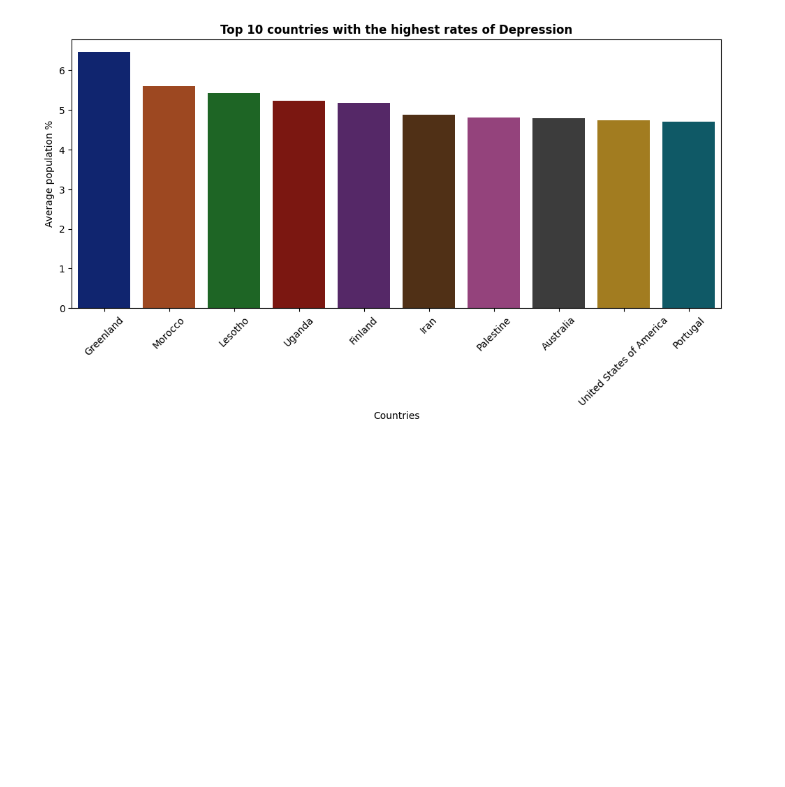
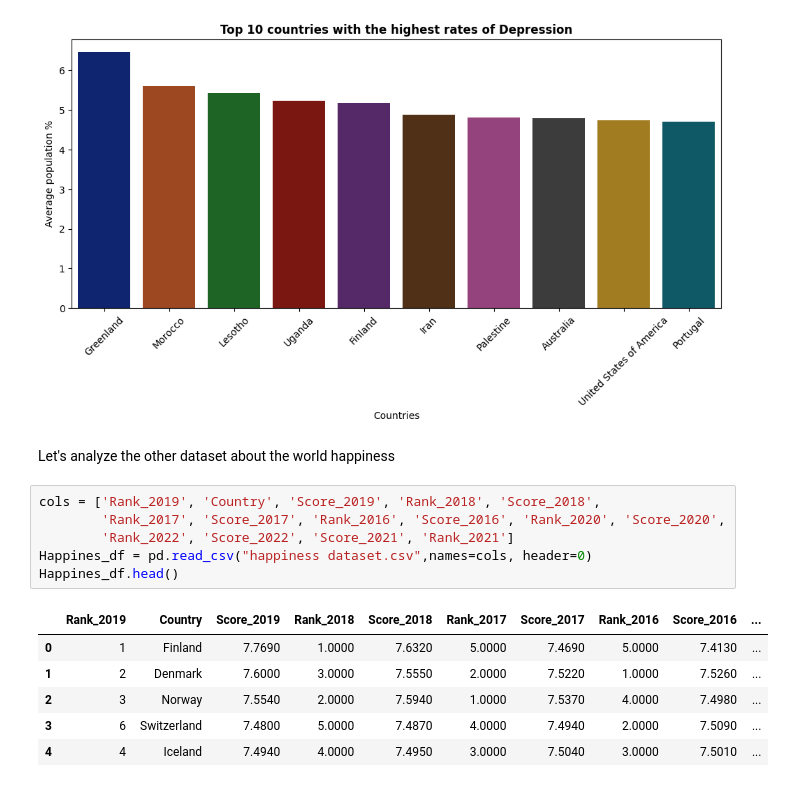
Before and after one commit to AlessandroSignoretto/Social_research_project, a Jupyter notebook: Social_research_project.ipynb, the cells around one changed output. Saved outputs shown, nothing was run; the diff lists cells and outputs as text; blank space fills up the shorter version.

Commit message:
First expolartion new dataset

```diff
--- a/Social_research_project.ipynb
+++ b/Social_research_project.ipynb
@@ -404,3 +404,18 @@ def plot_top_countries(mental_health1, column, top_n=10):
 plot_top_countries(mental_health1, 'Depression', top_n=10)
 # %% [output]
 [figure]
+# %% [markdown]
+Let's analyze the other dataset about the world happiness
+# %%
+cols = ['Rank_2019', 'Country', 'Score_2019', 'Rank_2018', 'Score_2018',
+        'Rank_2017', 'Score_2017', 'Rank_2016', 'Score_2016', 'Rank_2020', 'Score_2020',
+        'Rank_2022', 'Score_2022', 'Score_2021', 'Rank_2021']
+Happines_df = pd.read_csv("happiness dataset.csv",names=cols, header=0)
+Happines_df.head()
+# %% [output]
+|  | Rank_2019 | Country | Score_2019 | Rank_2018 | Score_2018 | Rank_2017 | Score_2017 | Rank_2016 | Score_2016 | ... |
+| 0 | 1 | Finland | 7.7690 | 1.0000 | 7.6320 | 5.0000 | 7.4690 | 5.0000 | 7.4130 | ... |
+| 1 | 2 | Denmark | 7.6000 | 3.0000 | 7.5550 | 2.0000 | 7.5220 | 1.0000 | 7.5260 | ... |
+| 2 | 3 | Norway | 7.5540 | 2.0000 | 7.5940 | 1.0000 | 7.5370 | 4.0000 | 7.4980 | ... |
+| 3 | 6 | Switzerland | 7.4800 | 5.0000 | 7.4870 | 4.0000 | 7.4940 | 2.0000 | 7.5090 | ... |
+| 4 | 4 | Iceland | 7.4940 | 4.0000 | 7.4950 | 3.0000 | 7.5040 | 3.0000 | 7.5010 | ... |
```
Also changed, not shown: parts of 1 cell of this notebook.
